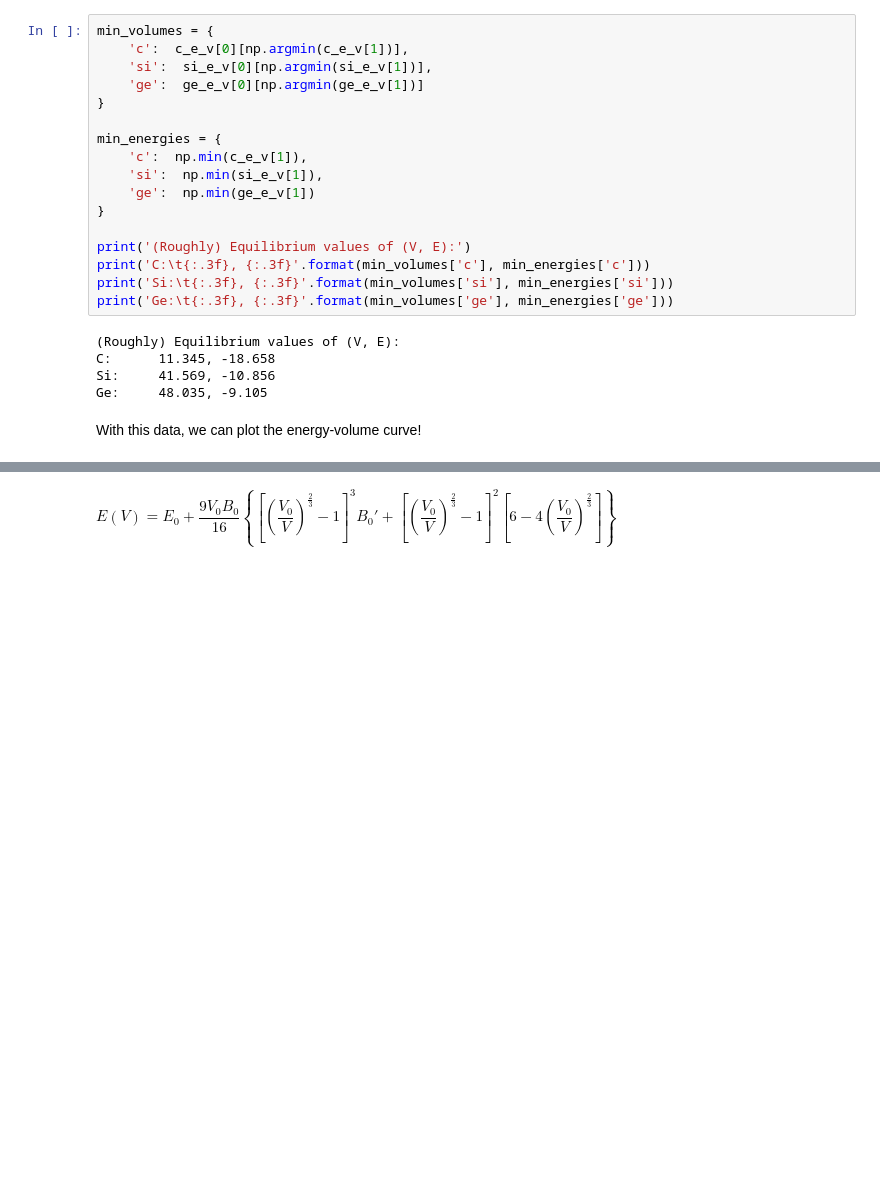
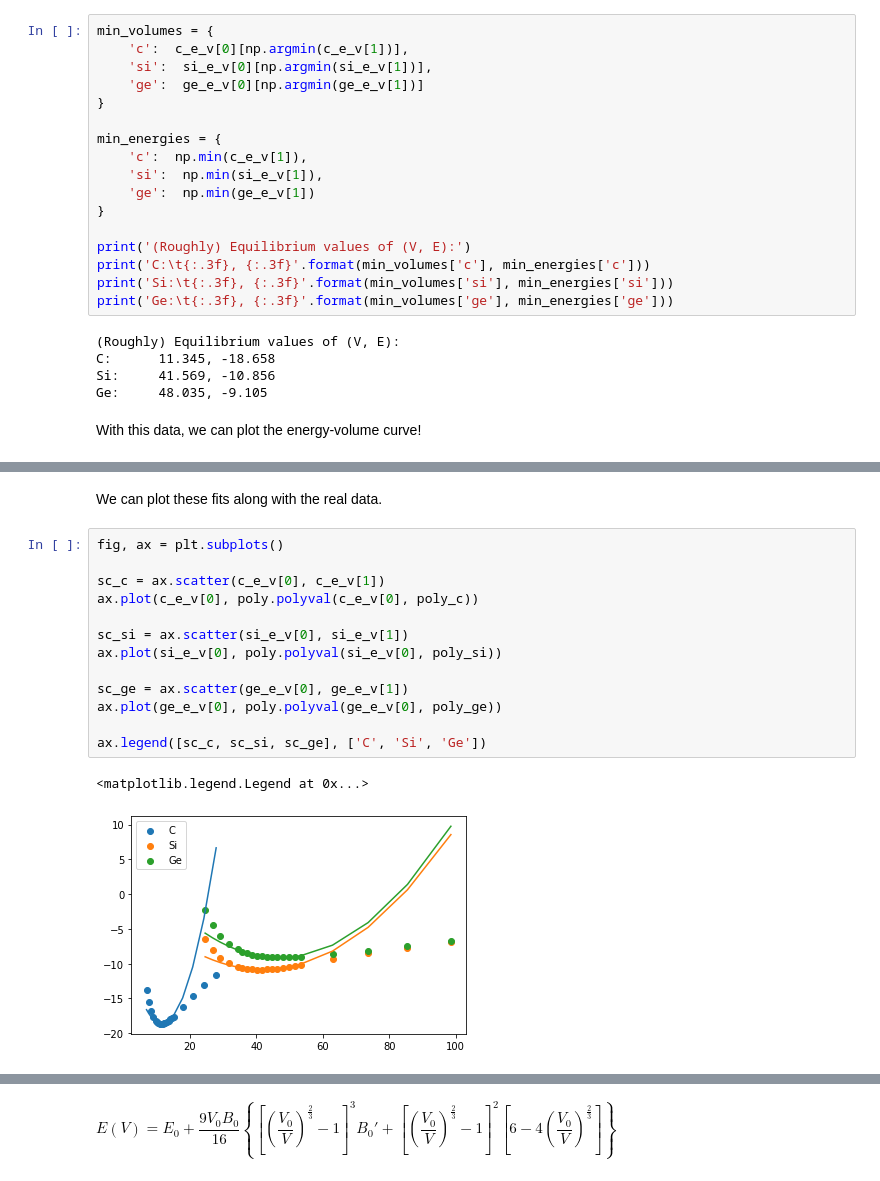
Before and after one commit to koysean/plotting_workshop, a Jupyter notebook: Plotting_workshop_2021.ipynb, the cells around one changed output, grey strips where cells are left out. Cells and saved outputs as stored; diff of their text form; blank space fills up the shorter version.

```diff
--- a/Plotting_workshop_2021.ipynb
+++ b/Plotting_workshop_2021.ipynb
@@ -80 +89,19 @@ ax.scatter(ge_e_v[0], ge_e_v[1])
+# %% [markdown]
+We can plot these fits along with the real data.
+# %%
+fig, ax = plt.subplots()
+
+sc_c = ax.scatter(c_e_v[0], c_e_v[1])
+ax.plot(c_e_v[0], poly.polyval(c_e_v[0], poly_c))
+
+sc_si = ax.scatter(si_e_v[0], si_e_v[1])
+ax.plot(si_e_v[0], poly.polyval(si_e_v[0], poly_si))
+
+sc_ge = ax.scatter(ge_e_v[0], ge_e_v[1])
+ax.plot(ge_e_v[0], poly.polyval(ge_e_v[0], poly_ge))
+
+ax.legend([sc_c, sc_si, sc_ge], ['C', 'Si', 'Ge'])
+# %% [output]
+<matplotlib.legend.Legend at 0x...>
+[figure, added]
 # %% [markdown]
```
Also changed, not shown: parts of 16 cells of this notebook.
